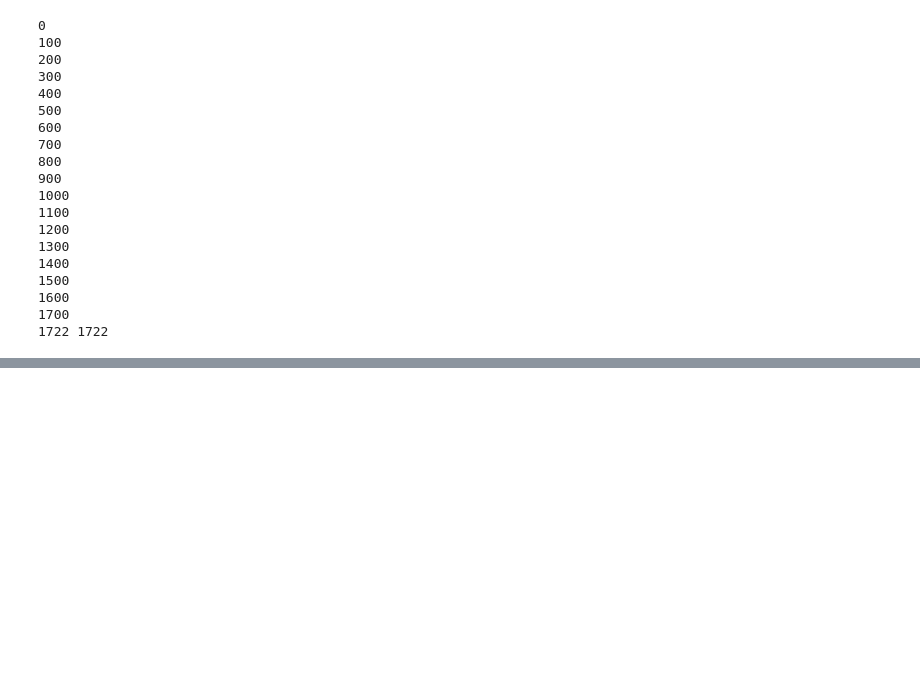
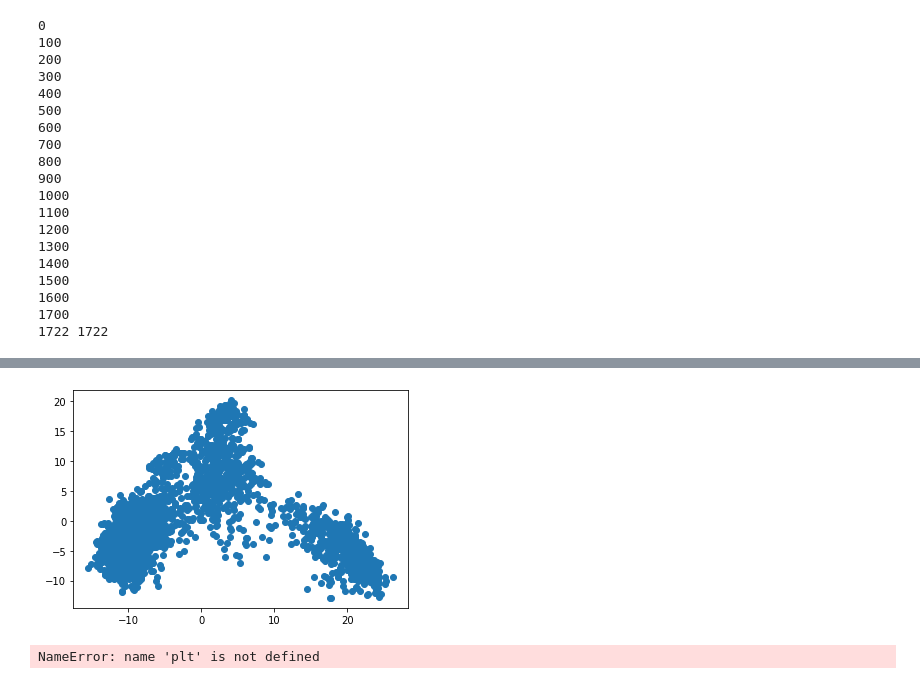
Before and after one commit to aryamanarora/carmls-hi, a Jupyter notebook: prediction/Data.ipynb, the cells around one changed output, grey strips where cells are left out. Saved outputs shown, nothing was run; the diff lists cells and outputs as text; code cells hidden in the pictures; blank space fills up the shorter version.

```diff
--- a/prediction/Data.ipynb
+++ b/prediction/Data.ipynb
@@ -252,3 +251,5 @@ for i, token_embeddings in enumerate(all_embeddings):
+# %%
+concatenated_embeddings = torch.load('embeddings.pickle')
 # %%
 for _, i in enumerate(data):
     if i[4] not in concatenated_embeddings[i[3]]:
@@ -356,2 +327,2 @@ class SNACSDataset(Dataset):
 # %%
-real_data = SNACSDataset(data)
+real_data = models.SNACSDataset(data, concatenated_embeddings)
@@ -359,0 +329,7 @@ IndexError: list index out of range
+# %%
+from sklearn.decomposition import PCA
+import matplotlib.pyplot as plt
+
+pca = PCA()
+components = pca.fit_transform(real_data.df.loc[:,:'e3071'])
+print(components[0])
@@ -359,0 +354,11 @@ IndexError: list index out of range
+# %%
+plt.scatter(components[:,0], components[:,1])
+plt.show()
+# %% [output]
+[figure, added]
+# %%
+for i in ['मुझे', 'को', 'तुझको', 'उसको', 'तुमको']:
+    plt.scatter(components[real_data.df['name']==i][:,0], components[real_data.df['name']==i][:,1])
+plt.show()
+# %% [output]
+NameError: name 'plt' is not defined
```
Also changed, not shown: parts of 13 cells of this notebook, 42 other files.
